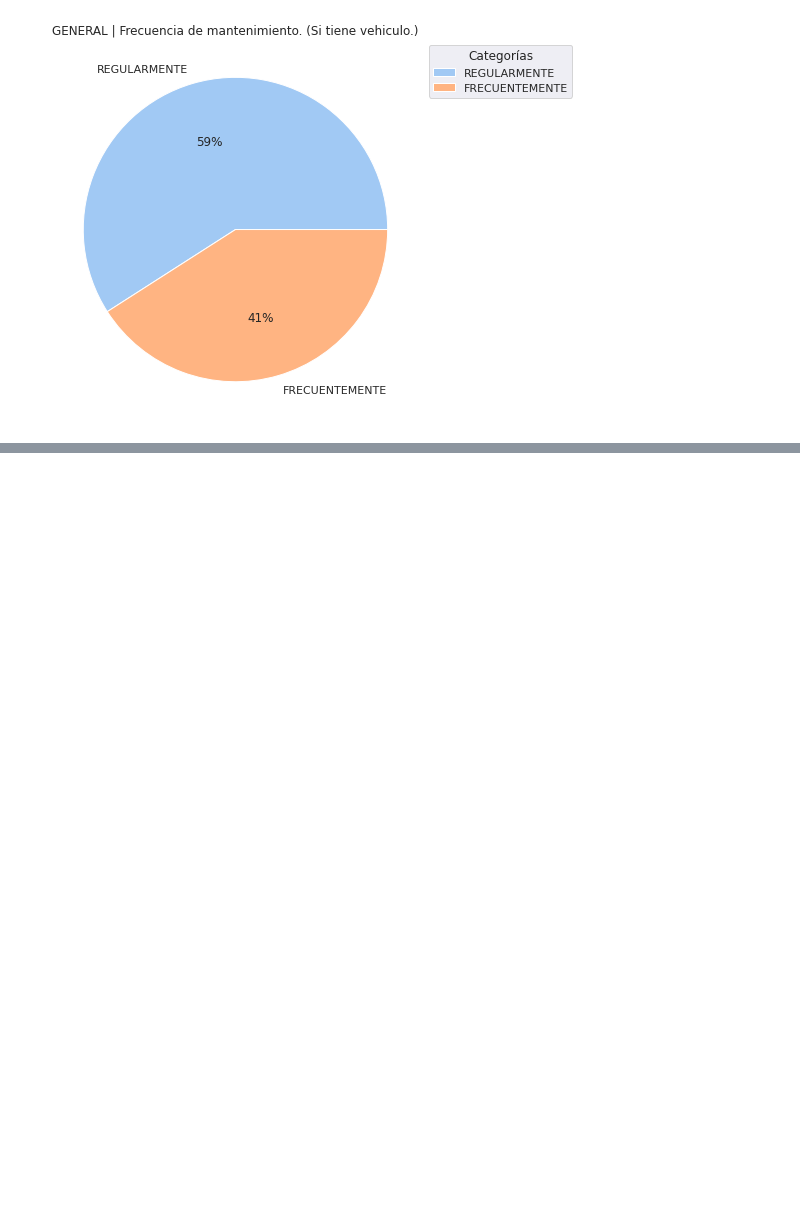
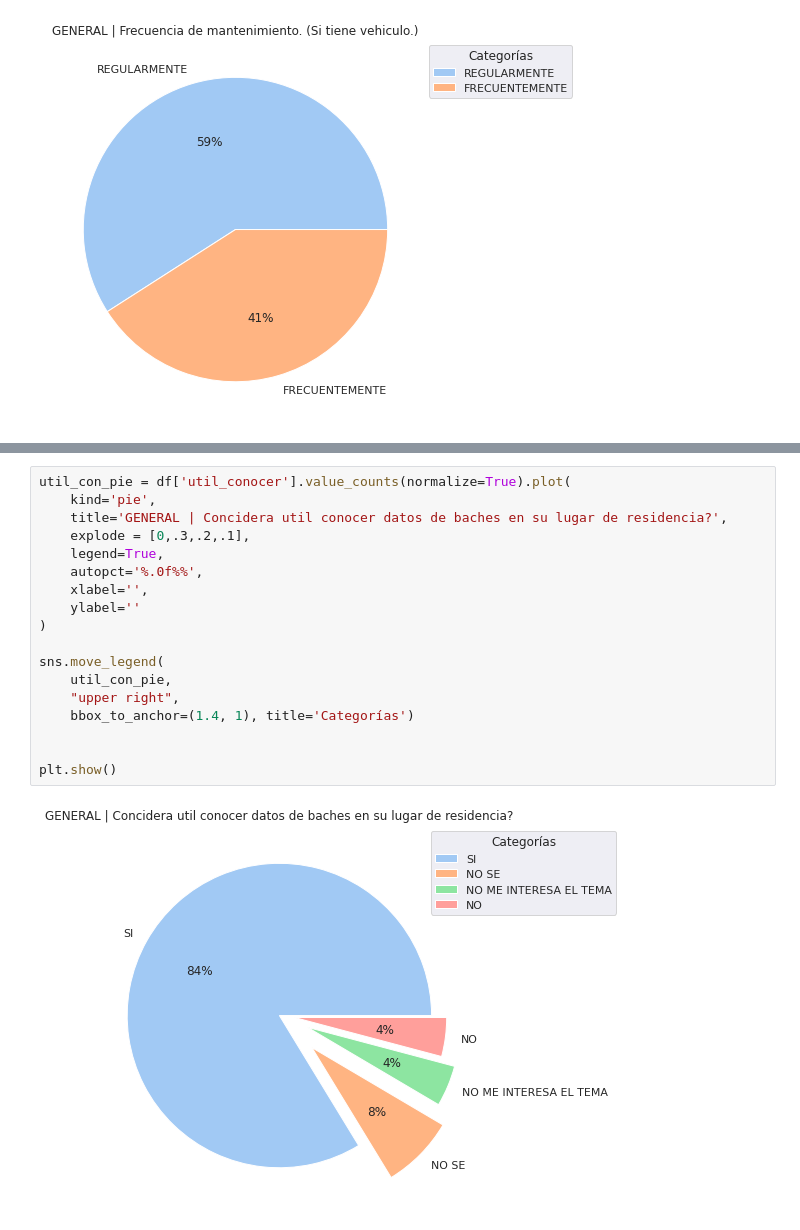
Before and after one commit to TorrezMN/Data_Science, a Jupyter notebook: notebooks/GeneralView.ipynb, the cells around one changed output, grey strips where cells are left out. Drawn from its saved outputs; the diff is of its cells as text; blank space fills up the shorter version.

```diff
--- a/notebooks/GeneralView.ipynb
+++ b/notebooks/GeneralView.ipynb
@@ -611,0 +681,20 @@ plt.show()
+# %%
+util_con_pie = df['util_conocer'].value_counts(normalize=True).plot(
+    kind='pie',
+    title='GENERAL | Concidera util conocer datos de baches en su lugar de residencia?',
+    explode = [0,.3,.2,.1],
+    legend=True,
+    autopct='%.0f%%',
+    xlabel='',
+    ylabel=''
+)
+
+sns.move_legend(
+    util_con_pie,
+    "upper right",
+    bbox_to_anchor=(1.4, 1), title='Categorías')
+
+
+plt.show()
+# %% [output]
+[figure, added]
```
Also changed, not shown: parts of 31 cells of this notebook.
